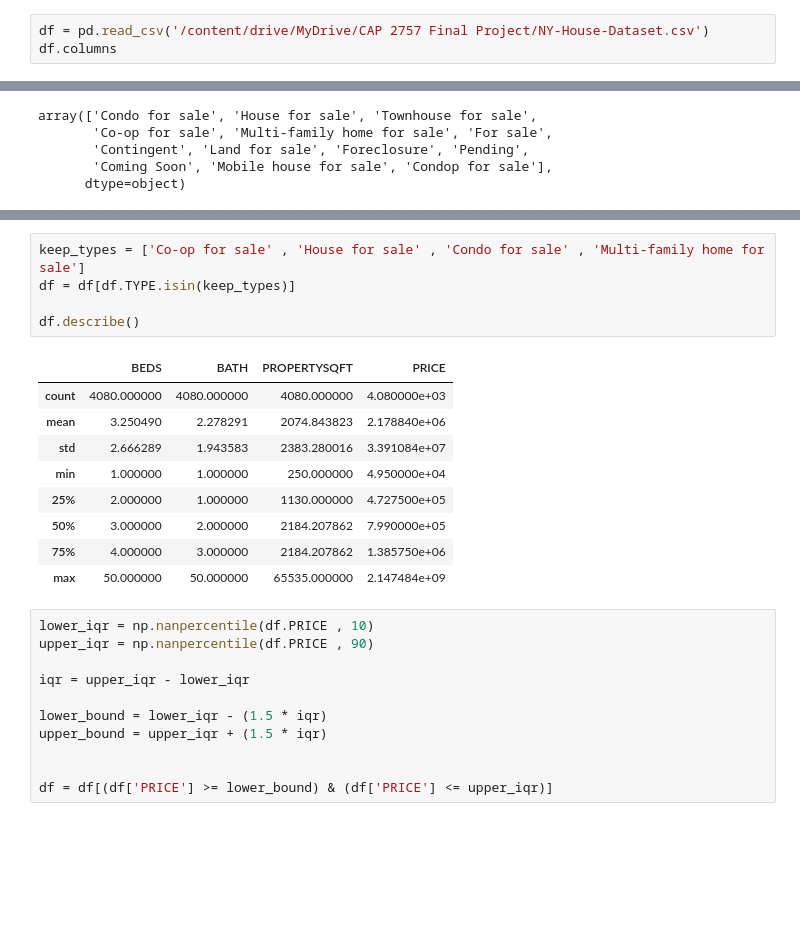
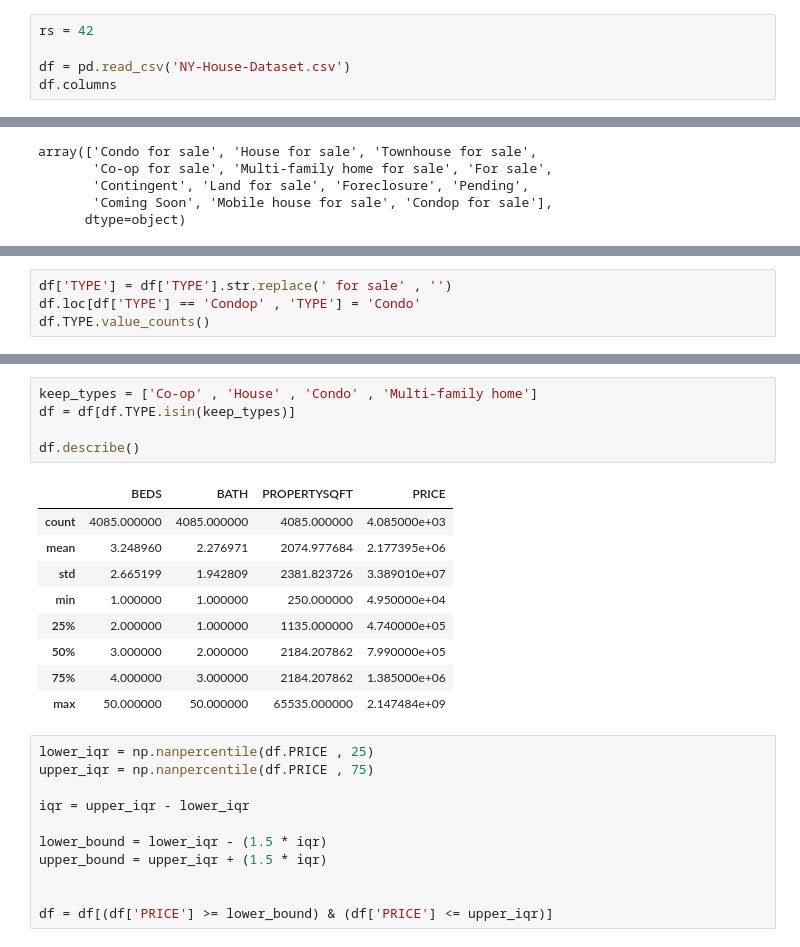
Before and after one commit to Trevor5008/CAP2757_FinalProject, a Jupyter notebook: Final_Project.ipynb, the cells around one changed output, grey strips where cells are left out. Saved outputs shown, nothing was run; the diff lists cells and outputs as text; blank space fills up the shorter version.

```diff
--- a/Final_Project.ipynb
+++ b/Final_Project.ipynb
@@ -27,7 +24,9 @@ from sklearn.neighbors import KNeighborsRegressor
 import warnings
 warnings.filterwarnings('ignore')
 # %%
-df = pd.read_csv('/content/drive/MyDrive/CAP 2757 Final Project/NY-House-Dataset.csv')
+rs = 42
+
+df = pd.read_csv('NY-House-Dataset.csv')
 df.columns
 # %% [output]
 Index(['BROKERTITLE', 'TYPE', 'PRICE', 'BEDS', 'BATH', 'PROPERTYSQFT',
@@ -87,0 +68,4 @@ dtype: int64
+# %%
+df['TYPE'] = df['TYPE'].str.replace(' for sale' , '')
+df.loc[df['TYPE'] == 'Condop' , 'TYPE'] = 'Condo'
+df.TYPE.value_counts()
@@ -88,21 +87,21 @@ dtype: int64
 # %%
-keep_types = ['Co-op for sale' , 'House for sale' , 'Condo for sale' , 'Multi-family home for sale']
+keep_types = ['Co-op' , 'House' , 'Condo' , 'Multi-family home']
 df = df[df.TYPE.isin(keep_types)]
 
 df.describe()
 # %% [output]
 |  | BEDS | BATH | PROPERTYSQFT | PRICE |
-| count | 4080.000000 | 4080.000000 | 4080.000000 | 4.080000e+03 |
-| mean | 3.250490 | 2.278291 | 2074.843823 | 2.178840e+06 |
-| std | 2.666289 | 1.943583 | 2383.280016 | 3.391084e+07 |
+| count | 4085.000000 | 4085.000000 | 4085.000000 | 4.085000e+03 |
+| mean | 3.248960 | 2.276971 | 2074.977684 | 2.177395e+06 |
+| std | 2.665199 | 1.942809 | 2381.823726 | 3.389010e+07 |
 | min | 1.000000 | 1.000000 | 250.000000 | 4.950000e+04 |
-| 25% | 2.000000 | 1.000000 | 1130.000000 | 4.727500e+05 |
+| 25% | 2.000000 | 1.000000 | 1135.000000 | 4.740000e+05 |
 | 50% | 3.000000 | 2.000000 | 2184.207862 | 7.990000e+05 |
-| 75% | 4.000000 | 3.000000 | 2184.207862 | 1.385750e+06 |
+| 75% | 4.000000 | 3.000000 | 2184.207862 | 1.385000e+06 |
 | max | 50.000000 | 50.000000 | 65535.000000 | 2.147484e+09 |
 # %%
-lower_iqr = np.nanpercentile(df.PRICE , 10)
-upper_iqr = np.nanpercentile(df.PRICE , 90)
+lower_iqr = np.nanpercentile(df.PRICE , 25)
+upper_iqr = np.nanpercentile(df.PRICE , 75)
 
 iqr = upper_iqr - lower_iqr
 
```
Also changed, not shown: parts of 19 cells of this notebook.
